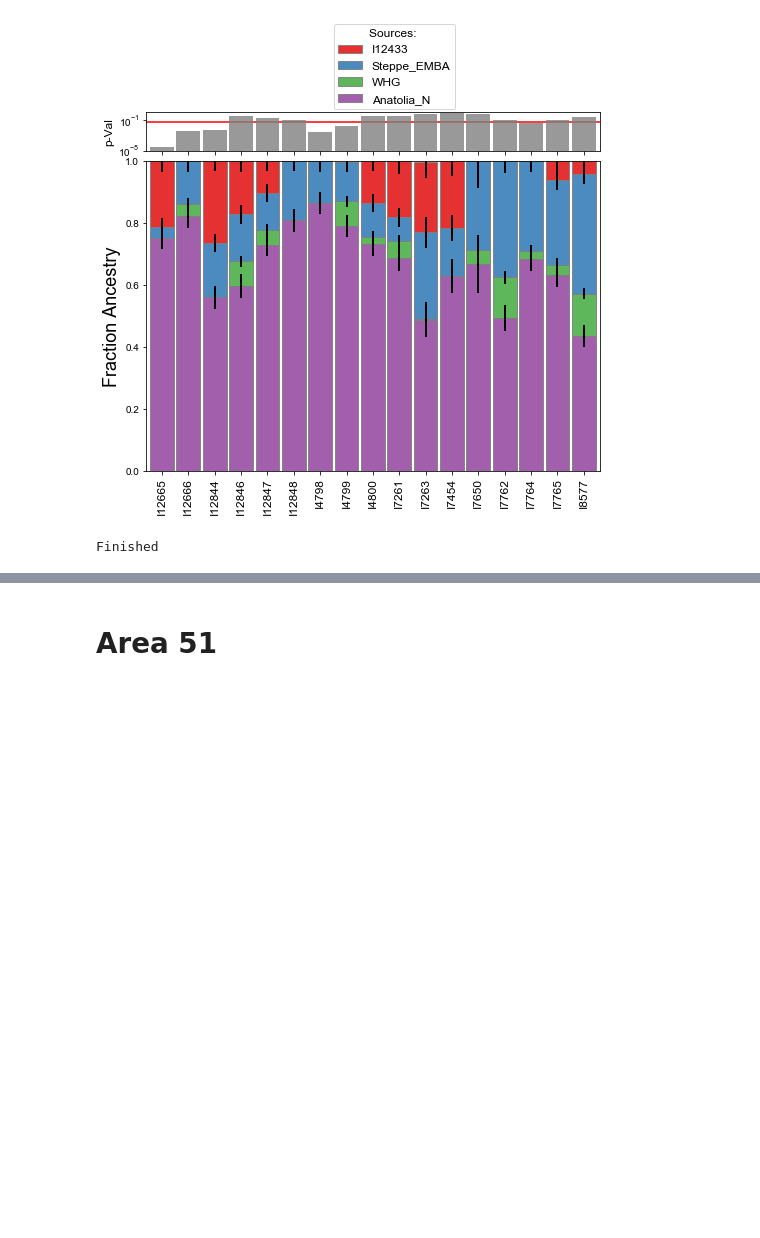
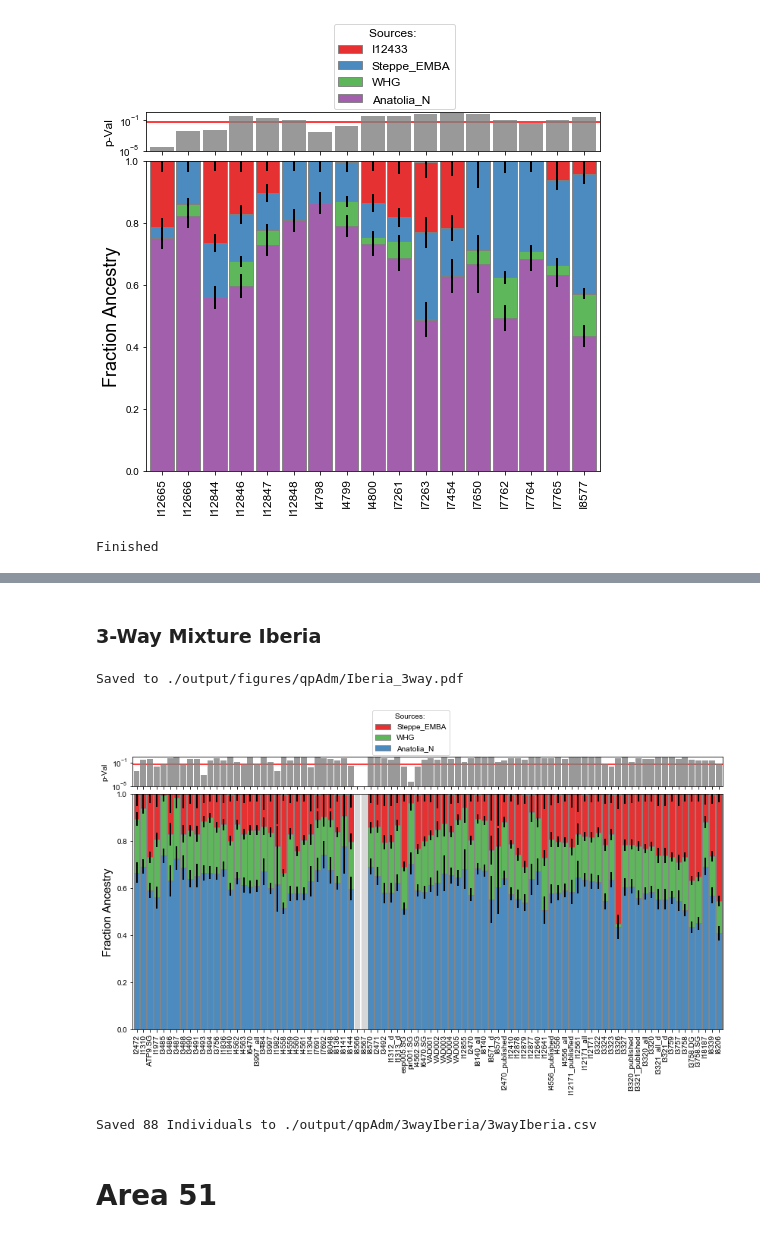
Before and after one commit to hringbauer/punic_aDNA, a Jupyter notebook: notebooks/qpAdm/viz_qpAdm.ipynb, the cells around one changed output, grey strips where cells are left out. Cells and saved outputs as stored; diff of their text form; code cells hidden in the pictures; blank space fills up the shorter version.

```diff
--- a/notebooks/qpAdm/viz_qpAdm.ipynb
+++ b/notebooks/qpAdm/viz_qpAdm.ipynb
@@ -478,0 +521,33 @@ Finished
+# %% [markdown]
+### 3-Way Mixture Iberia
+# %%
+### Load the ancient Individual Label Data
+pops = ["Iberia_BA", "Iberia_IA", "Iberia_Tartessian",
+        "Iberia_Iberian", "Iberia_Celtiberian"]
+path_ind = "./eigenstrat/combined/punic1.v43.ind"
+add_iids = ["I18187", "I8339", "I8206"]   # "I18203" "I8207"
+
+all_iids = [load_iids_from_indfile(path_ind=path_ind,
+                        string=pop) for pop in pops]
+all_iids = [l for ls in all_iids for l in ls]
+all_iids = all_iids + add_iids    #np.concatenate(all_iids)
+paths = [".".join([iid, "Anatolia_N", "WHG", "Steppe_EMBA"]) for iid in all_iids]
+
+
+dir_path = "./output/qpAdm/3wayIberia/"
+save_path = "./output/figures/qpAdm/Iberia_3way.pdf"   # ./figures/qpAdm/4way_Canaanite_AfrIA.pdf
+c = ["#377eb8", "#4daf4a", "#e41a1c"]
+
+df_3way = plot_qpadm(dir_path=dir_path, test_pops=paths, save_path=save_path,
+            best=False, pval_lim = [1e-5,1], figsize=(12,6), bw=0.9,
+            fs=10, c=c, ec="gray", dataframe=True)
+# %% [output]
+Saved to ./output/figures/qpAdm/Iberia_3way.pdf
+[figure, added]
+# %%
+savepath = "./output/qpAdm/3wayIberia/3wayIberia.csv"
+df_3way.to_csv(savepath,
+               sep="\t", index=None)
+print(f"Saved {len(df_3way)} Individuals to {savepath}")
+# %% [output]
+Saved 88 Individuals to ./output/qpAdm/3wayIberia/3wayIberia.csv
```
Also changed, not shown: parts of 6 cells of this notebook, 7 other files.
